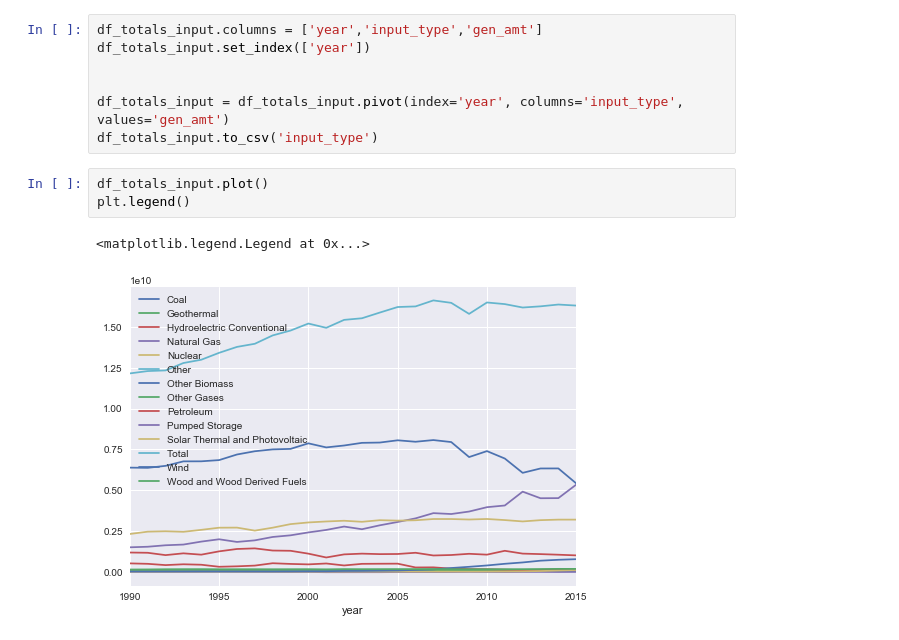
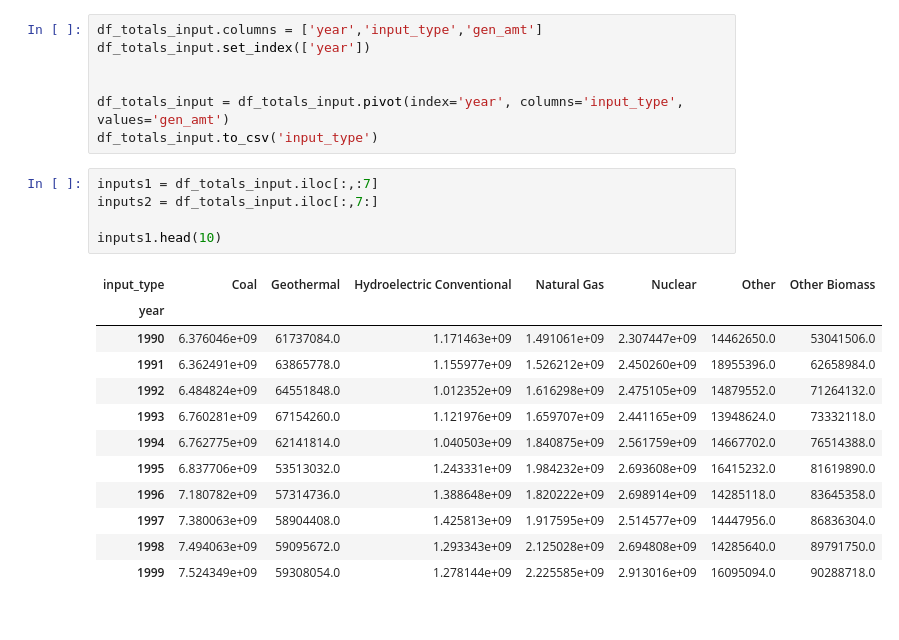
Before and after one commit to JackNDwyer/Capstone, a Jupyter notebook: Capstone EDA Rough Draft.ipynb, the cells around one changed output. Drawn from its saved outputs; the diff is of its cells as text.

```diff
--- a/Capstone EDA Rough Draft.ipynb
+++ b/Capstone EDA Rough Draft.ipynb
@@ -129,9 +133,21 @@ df_totals_input.set_index(['year'])
 
 df_totals_input = df_totals_input.pivot(index='year', columns='input_type', values='gen_amt')
 df_totals_input.to_csv('input_type')
-# %%
-df_totals_input.plot()
-plt.legend()
-# %% [output]
-<matplotlib.legend.Legend at 0x...>
-[figure, removed]
+# %%
+inputs1 = df_totals_input.iloc[:,:7]
+inputs2 = df_totals_input.iloc[:,7:]
+
+inputs1.head(10)
+# %% [output]
+| input_type | Coal | Geothermal | Hydroelectric Conventional | Natural Gas | Nuclear | Other | Other Biomass |
+| year |  |  |  |  |  |  |  |
+| 1990 | 6.376046e+09 | 61737084.0 | 1.171463e+09 | 1.491061e+09 | 2.307447e+09 | 14462650.0 | 53041506.0 |
+| 1991 | 6.362491e+09 | 63865778.0 | 1.155977e+09 | 1.526212e+09 | 2.450260e+09 | 18955396.0 | 62658984.0 |
+| 1992 | 6.484824e+09 | 64551848.0 | 1.012352e+09 | 1.616298e+09 | 2.475105e+09 | 14879552.0 | 71264132.0 |
+| 1993 | 6.760281e+09 | 67154260.0 | 1.121976e+09 | 1.659707e+09 | 2.441165e+09 | 13948624.0 | 73332118.0 |
+| 1994 | 6.762775e+09 | 62141814.0 | 1.040503e+09 | 1.840875e+09 | 2.561759e+09 | 14667702.0 | 76514388.0 |
+| 1995 | 6.837706e+09 | 53513032.0 | 1.243331e+09 | 1.984232e+09 | 2.693608e+09 | 16415232.0 | 81619890.0 |
+| 1996 | 7.180782e+09 | 57314736.0 | 1.388648e+09 | 1.820222e+09 | 2.698914e+09 | 14285118.0 | 83645358.0 |
+| 1997 | 7.380063e+09 | 58904408.0 | 1.425813e+09 | 1.917595e+09 | 2.514577e+09 | 14447956.0 | 86836304.0 |
+| 1998 | 7.494063e+09 | 59095672.0 | 1.293343e+09 | 2.125028e+09 | 2.694808e+09 | 14285640.0 | 89791750.0 |
+| 1999 | 7.524349e+09 | 59308054.0 | 1.278144e+09 | 2.225585e+09 | 2.913016e+09 | 16095094.0 | 90288718.0 |
```
Also changed, not shown: parts of 6 cells of this notebook, 1 other file.
